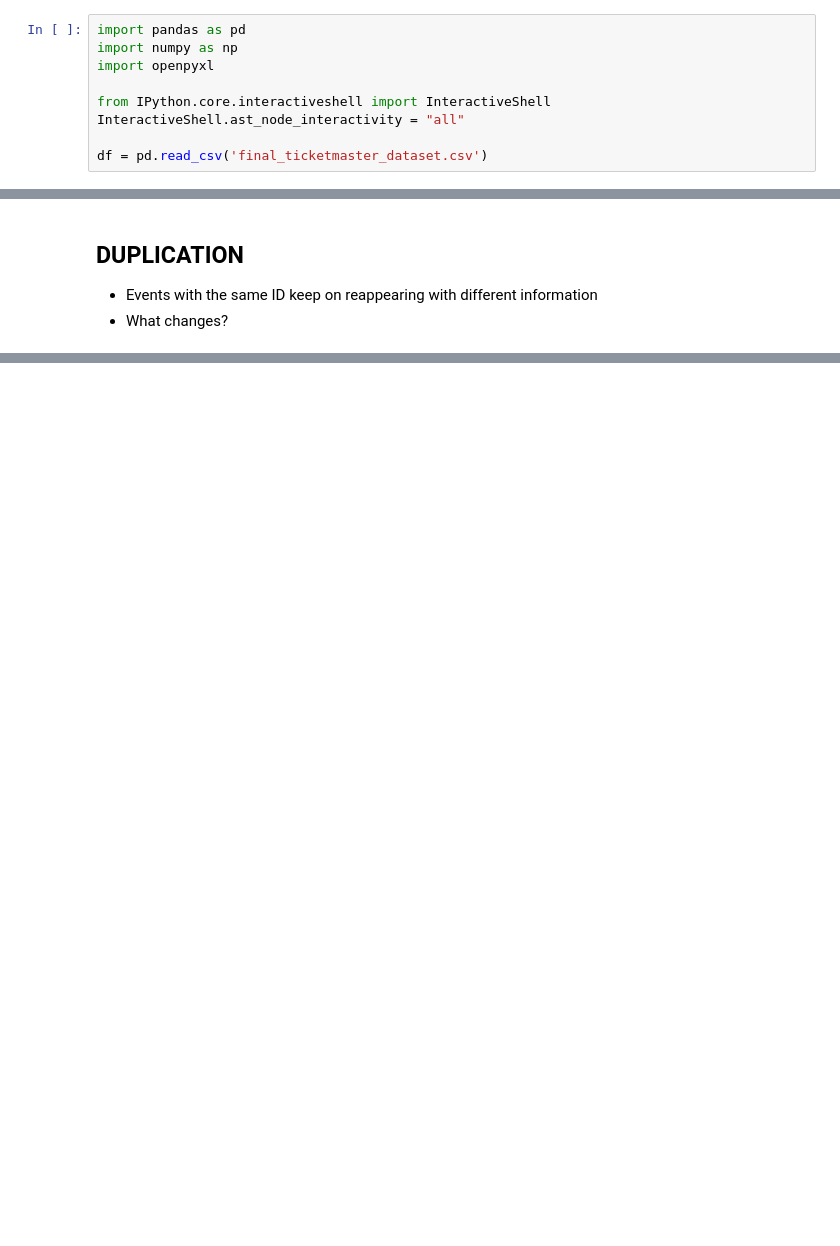
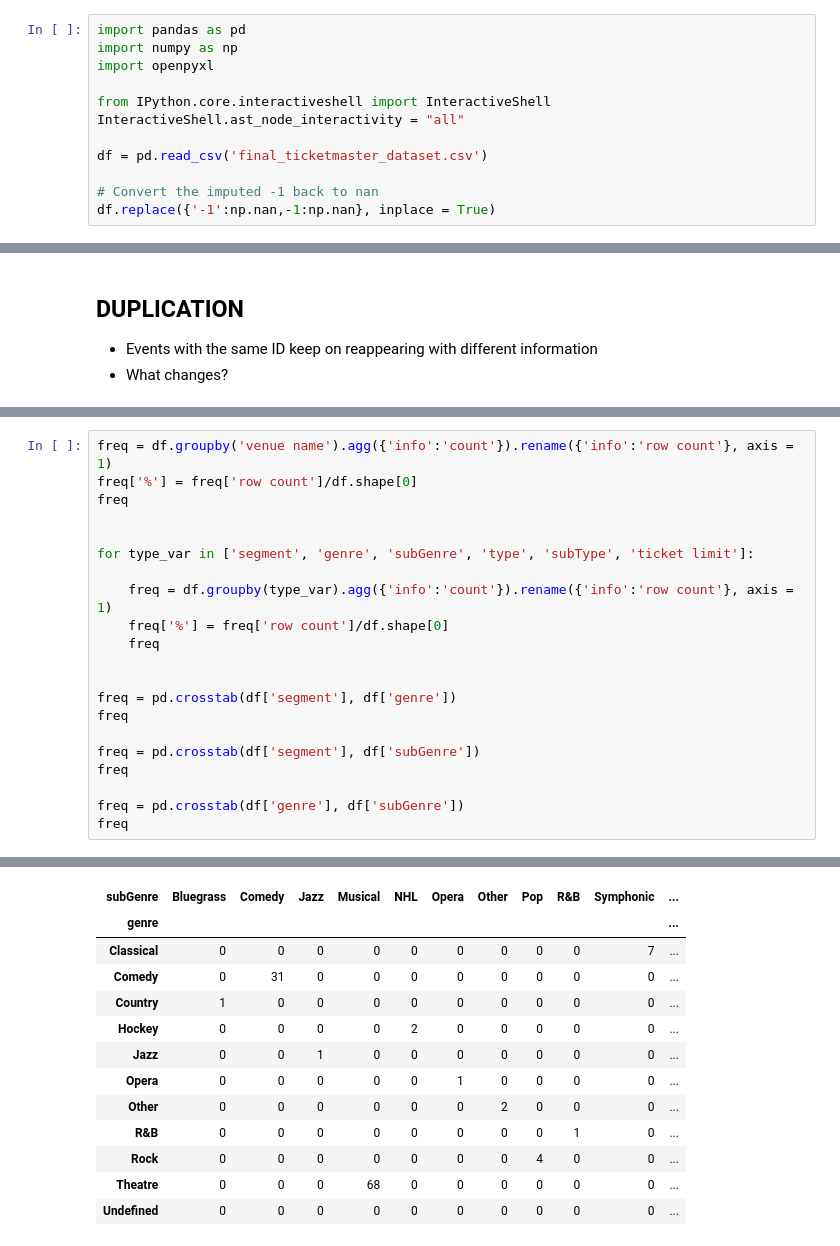
Before and after one commit to ioannisloukakisibm/Springboard-DE-Track, a Jupyter notebook: capstone/EDA.ipynb, the cells around one changed output, grey strips where cells are left out. Saved outputs shown, nothing was run; the diff lists cells and outputs as text; blank space fills up the shorter version.

Commit message:
Added the Carolina Theatre that is missing from the Triangle. Fixed the missing values issue (-1 instead of zero), worked on EDA

```diff
--- a/capstone/EDA.ipynb
+++ b/capstone/EDA.ipynb
@@ -7,6 +7,9 @@ from IPython.core.interactiveshell import InteractiveShell
 InteractiveShell.ast_node_interactivity = "all"
 
 df = pd.read_csv('final_ticketmaster_dataset.csv')
+
+# Convert the imputed -1 back to nan
+df.replace({'-1':np.nan,-1:np.nan}, inplace = True)
 # %% [markdown]
 ## GENERAL
 
@@ -50,0 +60,22 @@ duplicate_rows_with_dup_counter.to_excel('~/downloads/check ticketmaster duplica
+# %%
+freq = df.groupby('venue name').agg({'info':'count'}).rename({'info':'row count'}, axis = 1)
+freq['%'] = freq['row count']/df.shape[0]
+freq
+
+
+for type_var in ['segment', 'genre', 'subGenre', 'type', 'subType', 'ticket limit']:
+
+    freq = df.groupby(type_var).agg({'info':'count'}).rename({'info':'row count'}, axis = 1)
+    freq['%'] = freq['row count']/df.shape[0]
+    freq
+
+
+freq = pd.crosstab(df['segment'], df['genre'])
+freq
+
+freq = pd.crosstab(df['segment'], df['subGenre'])
+freq
+
+freq = pd.crosstab(df['genre'], df['subGenre'])
+freq
+# %% [output]
@@ -50,0 +159,13 @@ duplicate_rows_with_dup_counter.to_excel('~/downloads/check ticketmaster duplica
+| subGenre | Bluegrass | Comedy | Jazz | Musical | NHL | Opera | Other | Pop | R&B | Symphonic | ... |
+| genre |  |  |  |  |  |  |  |  |  |  | ... |
+| Classical | 0 | 0 | 0 | 0 | 0 | 0 | 0 | 0 | 0 | 7 | ... |
+| Comedy | 0 | 31 | 0 | 0 | 0 | 0 | 0 | 0 | 0 | 0 | ... |
+| Country | 1 | 0 | 0 | 0 | 0 | 0 | 0 | 0 | 0 | 0 | ... |
+| Hockey | 0 | 0 | 0 | 0 | 2 | 0 | 0 | 0 | 0 | 0 | ... |
+| Jazz | 0 | 0 | 1 | 0 | 0 | 0 | 0 | 0 | 0 | 0 | ... |
+| Opera | 0 | 0 | 0 | 0 | 0 | 1 | 0 | 0 | 0 | 0 | ... |
+| Other | 0 | 0 | 0 | 0 | 0 | 0 | 2 | 0 | 0 | 0 | ... |
+| R&B | 0 | 0 | 0 | 0 | 0 | 0 | 0 | 0 | 1 | 0 | ... |
+| Rock | 0 | 0 | 0 | 0 | 0 | 0 | 0 | 4 | 0 | 0 | ... |
+| Theatre | 0 | 0 | 0 | 68 | 0 | 0 | 0 | 0 | 0 | 0 | ... |
+| Undefined | 0 | 0 | 0 | 0 | 0 | 0 | 0 | 0 | 0 | 0 | ... |
```
Also changed, not shown: parts of 7 cells of this notebook, 1 other file.
